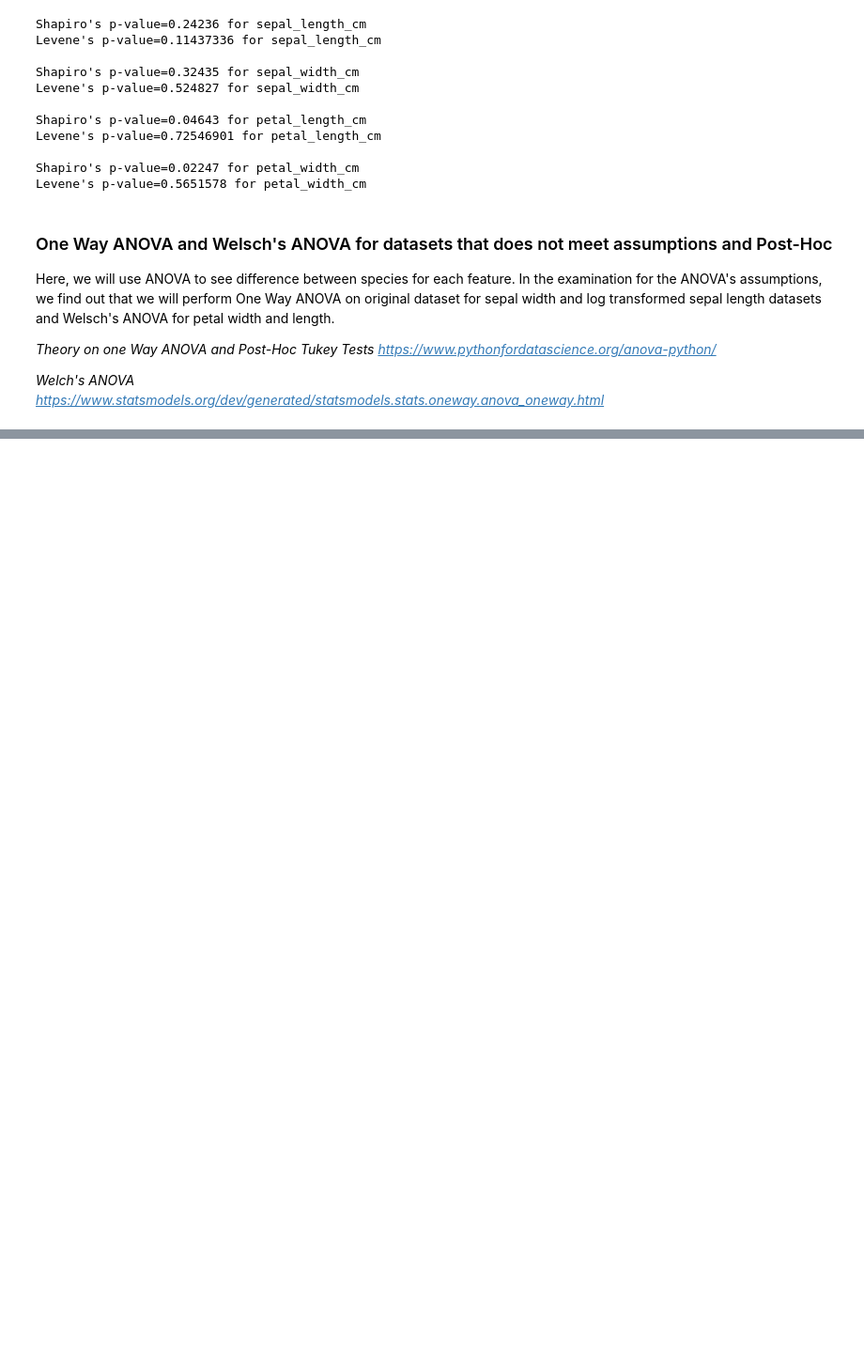
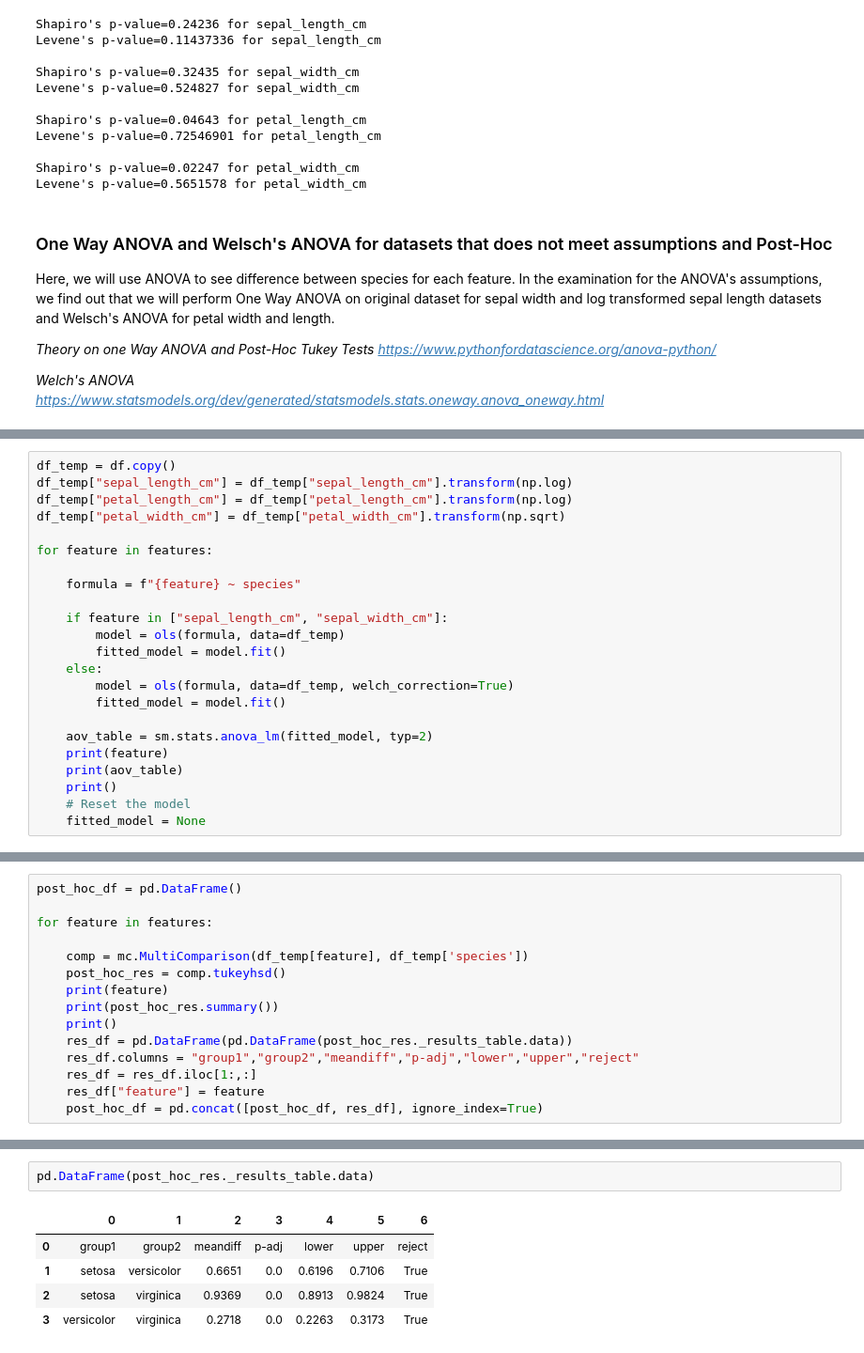
Before and after one commit to aldaszarnauskas/exploratory_analysis_iris_dataset, a Jupyter notebook: pands-project.ipynb, the cells around one changed output, grey strips where cells are left out. Shown at 94% size. Saved outputs shown, nothing was run; the diff lists cells and outputs as text; blank space fills up the shorter version.

```diff
--- a/pands-project.ipynb
+++ b/pands-project.ipynb
@@ -776,0 +694,23 @@ versicolor  virginica   0.2718   0.0 0.2263 0.3173   True
+# %%
+df_temp = df.copy()
+df_temp["sepal_length_cm"] = df_temp["sepal_length_cm"].transform(np.log)
+df_temp["petal_length_cm"] = df_temp["petal_length_cm"].transform(np.log)
+df_temp["petal_width_cm"] = df_temp["petal_width_cm"].transform(np.sqrt)
+
+for feature in features:
+
+    formula = f"{feature} ~ species"
+
+    if feature in ["sepal_length_cm", "sepal_width_cm"]:
+        model = ols(formula, data=df_temp)
+        fitted_model = model.fit()
+    else:
+        model = ols(formula, data=df_temp, welch_correction=True)
+        fitted_model = model.fit()
+
+    aov_table = sm.stats.anova_lm(fitted_model, typ=2)
+    print(feature)
+    print(aov_table)
+    print()
+    # Reset the model
+    fitted_model = None
@@ -776,0 +748,15 @@ versicolor  virginica   0.2718   0.0 0.2263 0.3173   True
+# %%
+post_hoc_df = pd.DataFrame()
+
+for feature in features:
+
+    comp = mc.MultiComparison(df_temp[feature], df_temp['species'])
+    post_hoc_res = comp.tukeyhsd()
+    print(feature)
+    print(post_hoc_res.summary())
+    print()
+    res_df = pd.DataFrame(pd.DataFrame(post_hoc_res._results_table.data))
+    res_df.columns = "group1","group2","meandiff","p-adj","lower","upper","reject"
+    res_df = res_df.iloc[1:,:]
+    res_df["feature"] = feature
+    post_hoc_df = pd.concat([post_hoc_df, res_df], ignore_index=True)
@@ -776,0 +781,8 @@ versicolor  virginica   0.2718   0.0 0.2263 0.3173   True
+# %%
+pd.DataFrame(post_hoc_res._results_table.data)
+# %% [output]
+|  | 0 | 1 | 2 | 3 | 4 | 5 | 6 |
+| 0 | group1 | group2 | meandiff | p-adj | lower | upper | reject |
+| 1 | setosa | versicolor | 0.6651 | 0.0 | 0.6196 | 0.7106 | True |
+| 2 | setosa | virginica | 0.9369 | 0.0 | 0.8913 | 0.9824 | True |
+| 3 | versicolor | virginica | 0.2718 | 0.0 | 0.2263 | 0.3173 | True |
```
Also changed, not shown: parts of 23 cells of this notebook.
